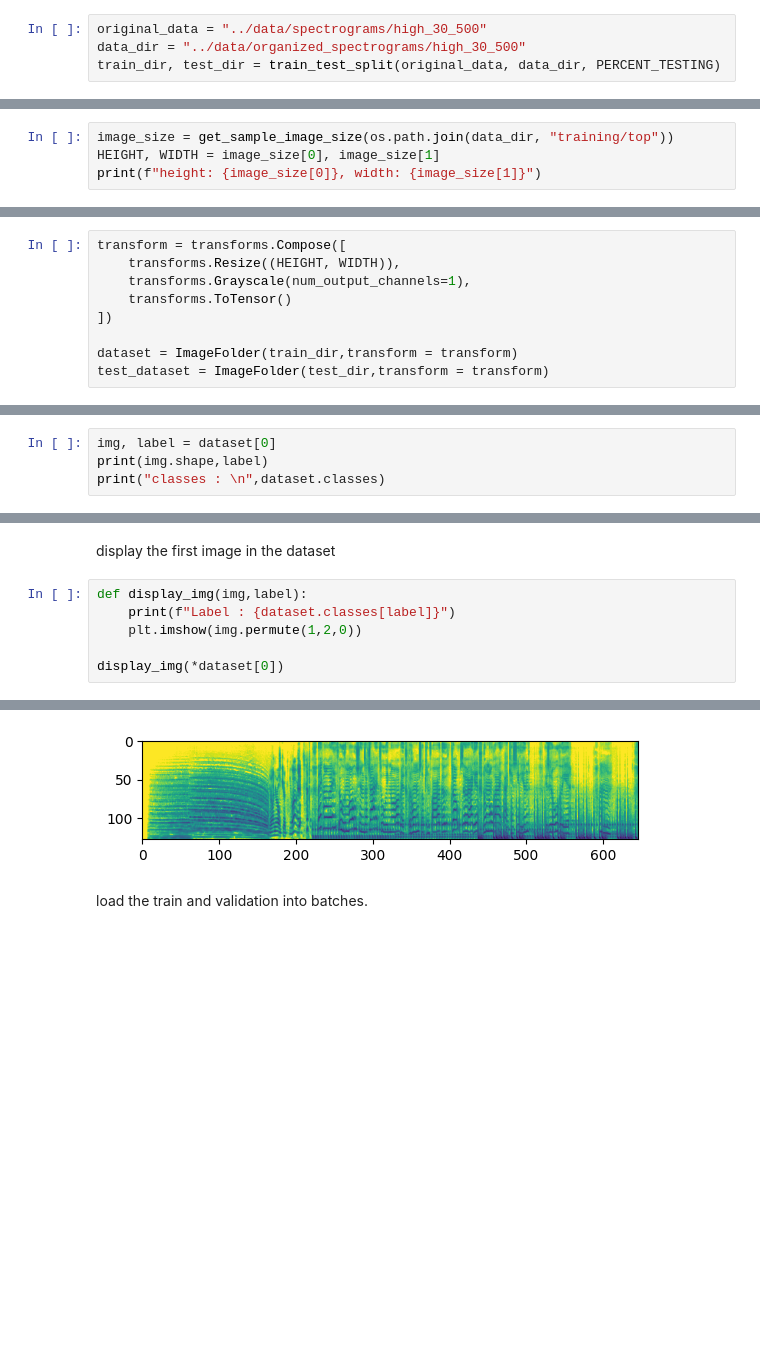
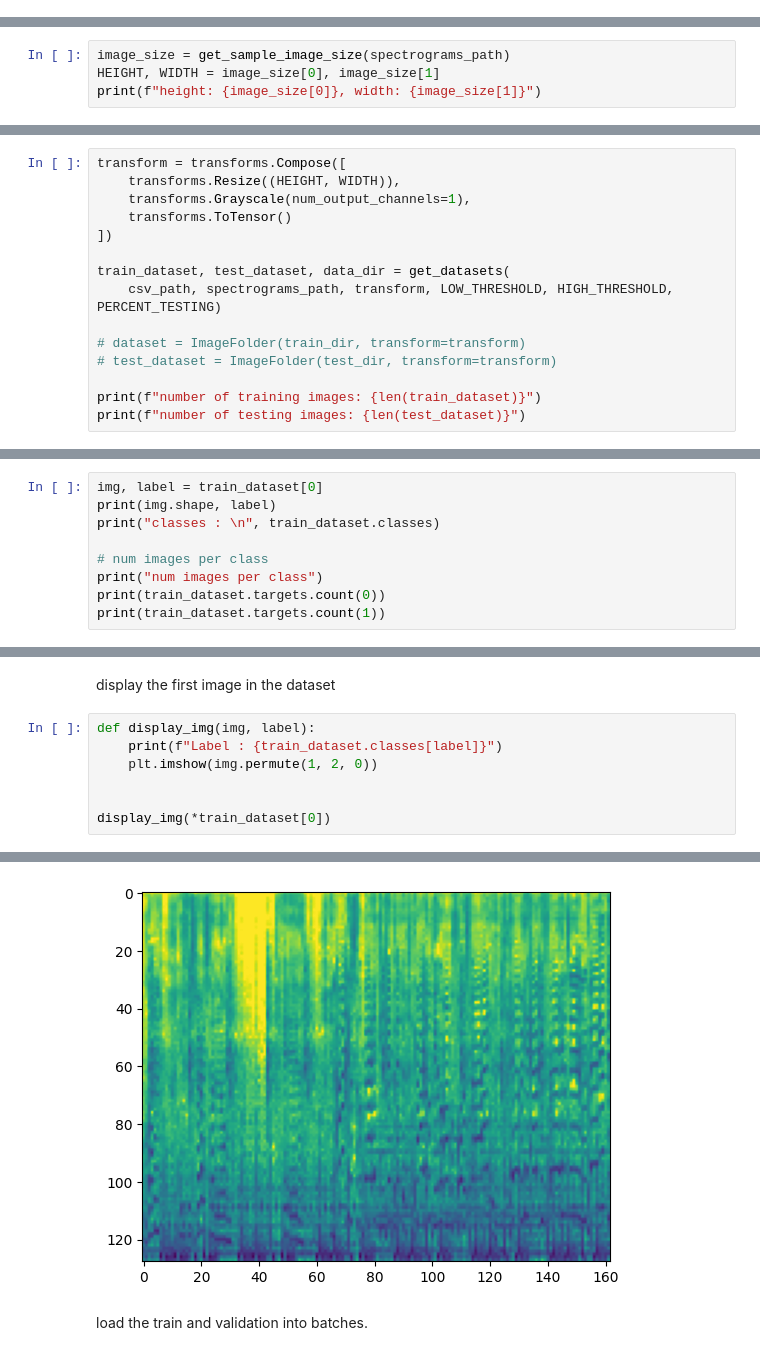
Before and after one commit to omersideman/ai-project, a Jupyter notebook: notebooks/cnn.ipynb, the cells around one changed output, grey strips where cells are left out. Saved outputs shown, nothing was run; the diff lists cells and outputs as text; blank space fills up the shorter version.

Commit message:
splitting into classes using threshold

```diff
--- a/notebooks/cnn.ipynb
+++ b/notebooks/cnn.ipynb
@@ -34,6 +45,2 @@ PERCENT_VALIDATION = 0.15
 # %% [markdown]
 #### load the train and test data
-# %%
-original_data = "../data/spectrograms/high_30_500"
-data_dir = "../data/organized_spectrograms/high_30_500"
-train_dir, test_dir = train_test_split(original_data, data_dir, PERCENT_TESTING)
@@ -43,5 +69,5 @@ Number of testing images per class: [0, 0]
 # %%
-image_size = get_sample_image_size(os.path.join(data_dir, "training/top"))
+image_size = get_sample_image_size(spectrograms_path)
 HEIGHT, WIDTH = image_size[0], image_size[1]
 print(f"height: {image_size[0]}, width: {image_size[1]}")
 # %% [output]
@@ -54,5 +99,11 @@ transform = transforms.Compose([
     transforms.ToTensor()
 ])
 
-dataset = ImageFolder(train_dir,transform = transform)
-test_dataset = ImageFolder(test_dir,transform = transform)
+train_dataset, test_dataset, data_dir = get_datasets(
+    csv_path, spectrograms_path, transform, LOW_THRESHOLD, HIGH_THRESHOLD, PERCENT_TESTING)
+
+# dataset = ImageFolder(train_dir, transform=transform)
+# test_dataset = ImageFolder(test_dir, transform=transform)
+
+print(f"number of training images: {len(train_dataset)}")
+print(f"number of testing images: {len(test_dataset)}")
@@ -59,7 +136,12 @@ test_dataset = ImageFolder(test_dir,transform = transform)
 # %% [markdown]
 #### Looking at the dataset
 # %%
-img, label = dataset[0]
-print(img.shape,label)
-print("classes : \n",dataset.classes)
+img, label = train_dataset[0]
+print(img.shape, label)
+print("classes : \n", train_dataset.classes)
+
+# num images per class
+print("num images per class")
+print(train_dataset.targets.count(0))
+print(train_dataset.targets.count(1))
 # %% [output]
@@ -69,9 +149,10 @@ classes :
 # %% [markdown]
 display the first image in the dataset
 # %%
-def display_img(img,label):
-    print(f"Label : {dataset.classes[label]}")
-    plt.imshow(img.permute(1,2,0))
+def display_img(img, label):
+    print(f"Label : {train_dataset.classes[label]}")
+    plt.imshow(img.permute(1, 2, 0))
 
-display_img(*dataset[0])
+
+display_img(*train_dataset[0])
 # %% [output]
@@ -79,4 +160,4 @@ Label : bottom
-[figure, old version]
+[figure, new version]
 # %% [markdown]
 load the train and validation into batches.
 # %%
```
Also changed, not shown: parts of 28 cells of this notebook, 9 other files.
